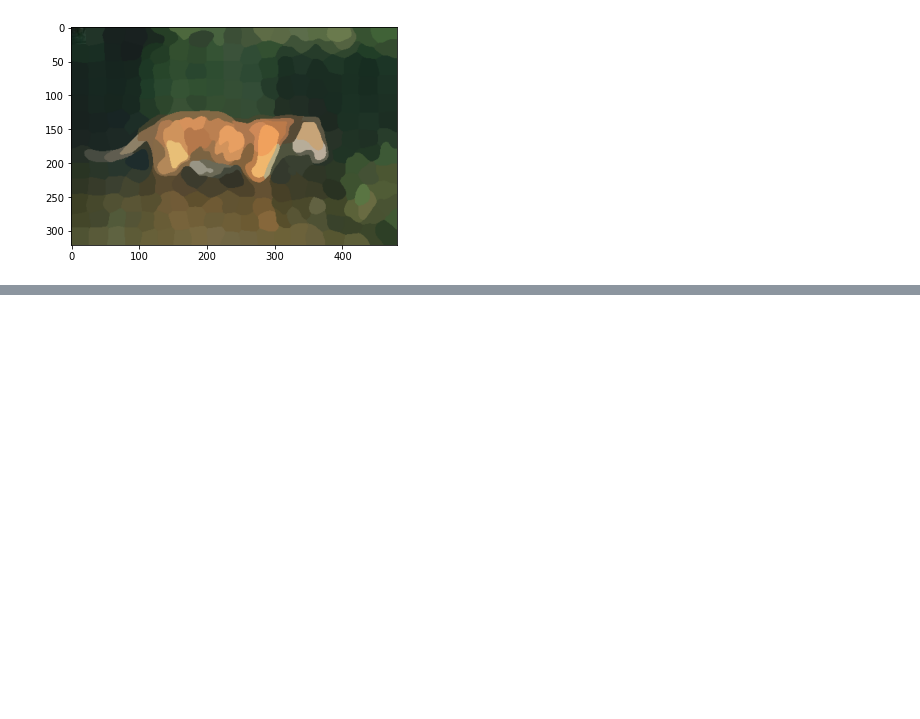
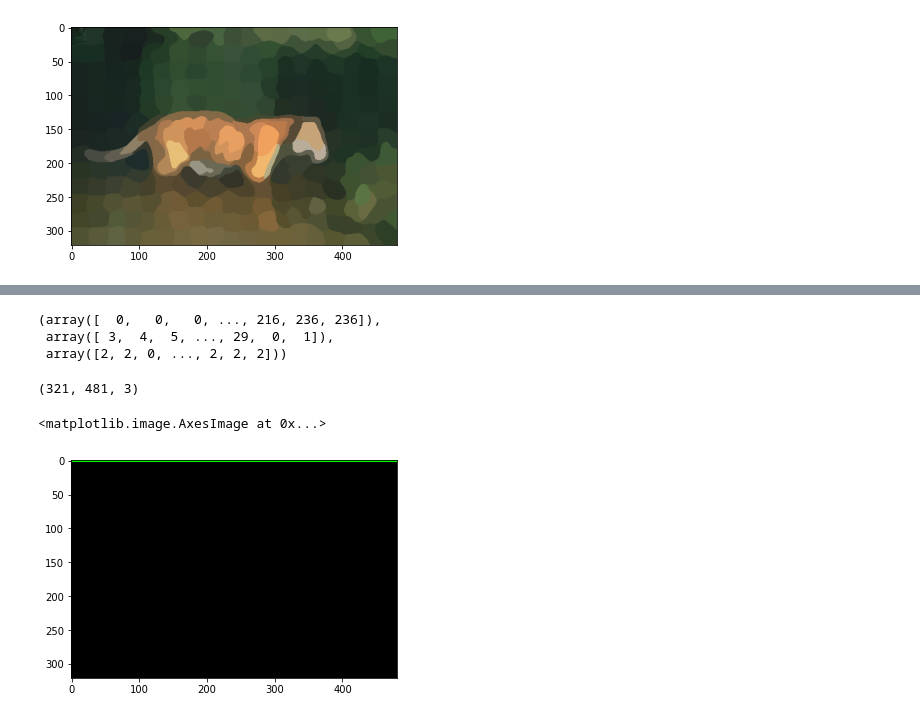
Before and after one commit to sahin52/Image-Final, a Jupyter notebook: tempq2.ipynb, the cells around one changed output, grey strips where cells are left out. Drawn from its saved outputs; the diff is of its cells as text; code cells hidden in the pictures; blank space fills up the shorter version.

```diff
--- a/tempq2.ipynb
+++ b/tempq2.ipynb
@@ -50,0 +80,25 @@ plt.show()
+# %%
+import numpy as np
+#index = image[int(len(image)/2),image[int(len(image[0])/2)]]
+
+index = image[6, 8]
+coords = np.nonzero(image == index)
+# %%
+coords
+# %% [output]
+(array([  0,   0,   0, ..., 216, 236, 236]),
+ array([ 3,  4,  5, ..., 29,  0,  1]),
+ array([2, 2, 0, ..., 2, 2, 2]))
+# %%
+out = np.zeros(shape = image.shape, dtype=np.uint8)
+out.shape
+image.shape
+# %% [output]
+(321, 481, 3)
+# %%
+out[coords[2]] = [0,255,0]    # green
+# %%
+plt.imshow(out)
+# %% [output]
+<matplotlib.image.AxesImage at 0x...>
+[figure, added]
```
Also changed, not shown: parts of 2 cells of this notebook, 20 other files.
